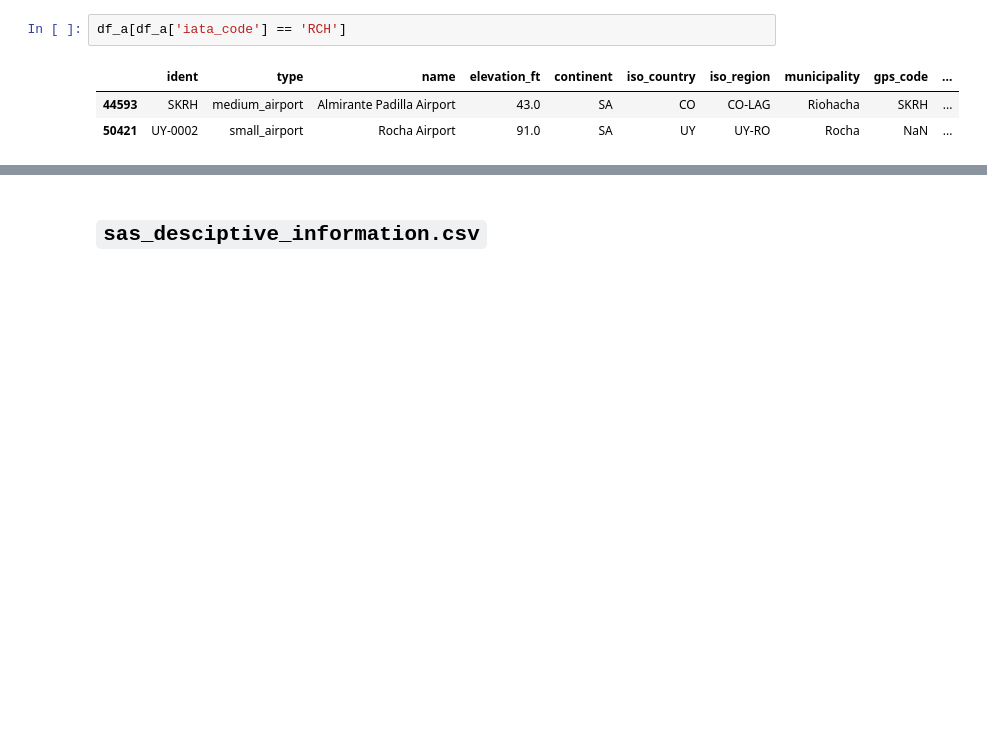
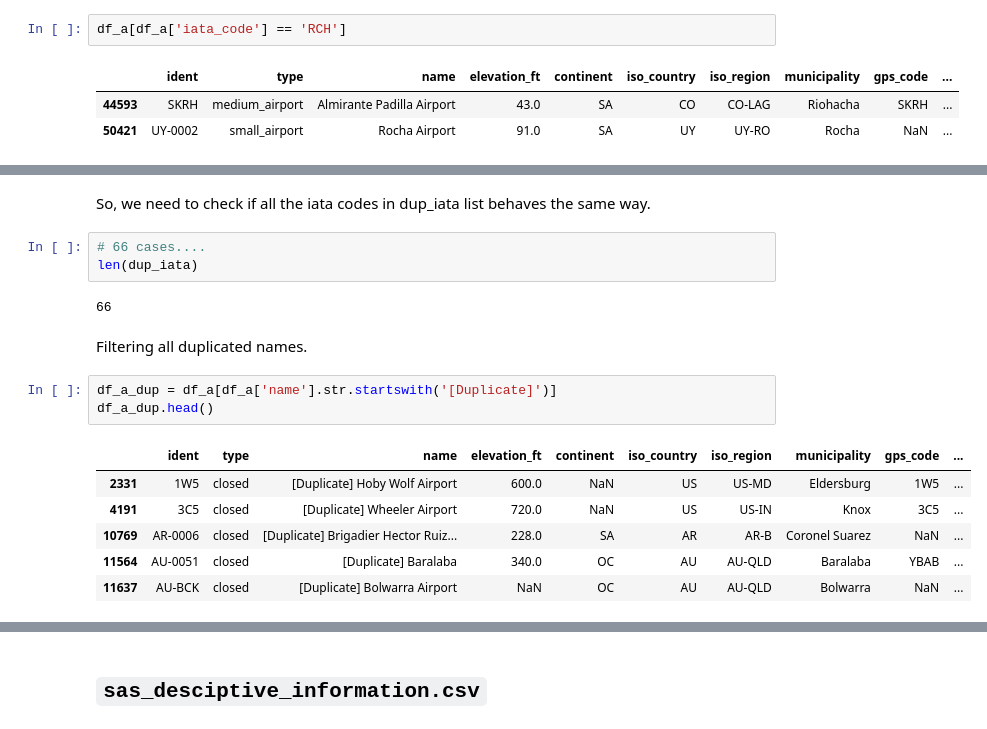
Before and after one commit to Nogfel/Data-Engineering-Nanodegree, a Jupyter notebook: Udacity_final_project/data_exploration.ipynb, the cells around one changed output, grey strips where cells are left out. Drawn from its saved outputs; the diff is of its cells as text; blank space fills up the shorter version.

Commit message:
Adjustments on dim_port table duplication issue

```diff
--- a/Udacity_final_project/data_exploration.ipynb
+++ b/Udacity_final_project/data_exploration.ipynb
@@ -354,0 +356,19 @@ df_a[df_a['name'] == 'San Pedro Airport']
+# %% [markdown]
+So, we need to check if all the iata codes in dup_iata list behaves the same way.
+# %%
+# 66 cases....
+len(dup_iata)
+# %% [output]
+66
+# %% [markdown]
+Filtering all duplicated names.
+# %%
+df_a_dup = df_a[df_a['name'].str.startswith('[Duplicate]')]
+df_a_dup.head()
+# %% [output]
+|  | ident | type | name | elevation_ft | continent | iso_country | iso_region | municipality | gps_code | ... |
+| 2331 | 1W5 | closed | [Duplicate] Hoby Wolf Airport | 600.0 | NaN | US | US-MD | Eldersburg | 1W5 | ... |
+| 4191 | 3C5 | closed | [Duplicate] Wheeler Airport | 720.0 | NaN | US | US-IN | Knox | 3C5 | ... |
+| 10769 | AR-0006 | closed | [Duplicate] Brigadier Hector Ruiz... | 228.0 | SA | AR | AR-B | Coronel Suarez | NaN | ... |
+| 11564 | AU-0051 | closed | [Duplicate] Baralaba | 340.0 | OC | AU | AU-QLD | Baralaba | YBAB | ... |
+| 11637 | AU-BCK | closed | [Duplicate] Bolwarra Airport | NaN | OC | AU | AU-QLD | Bolwarra | NaN | ... |
```
Also changed, not shown: parts of 27 cells of this notebook, 5 other files.
